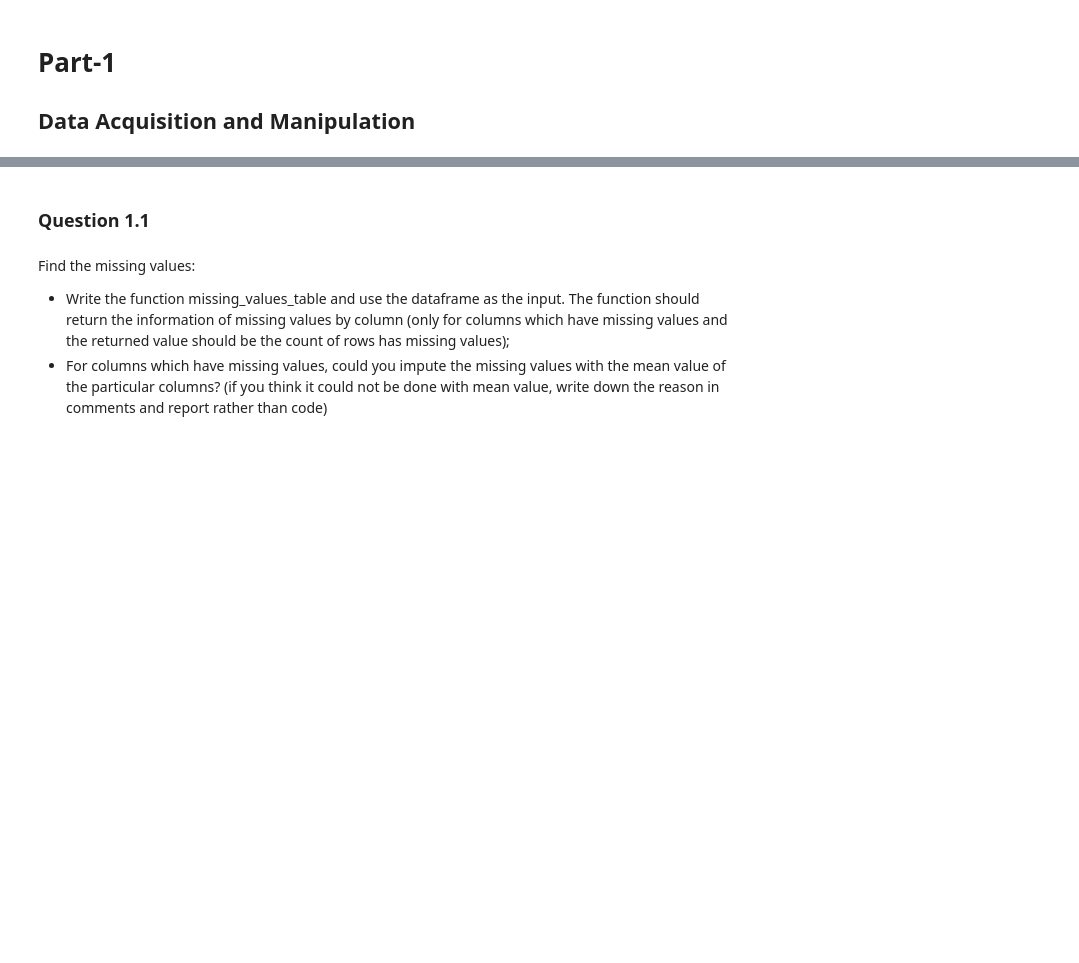
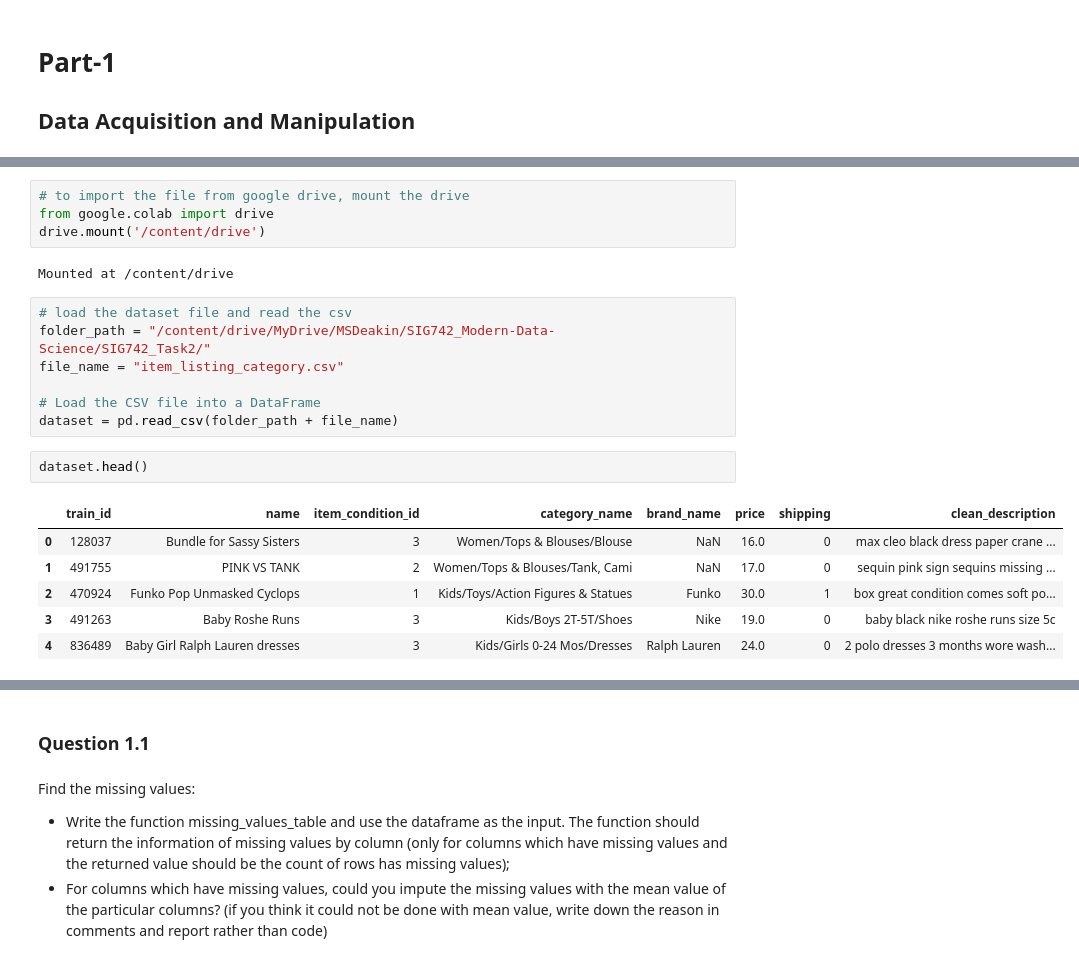
Before and after one commit to art-python/MSDeakin, a Jupyter notebook: SIG742Task2.ipynb, the cells around one changed output, grey strips where cells are left out. Drawn from its saved outputs; the diff is of its cells as text; blank space fills up the shorter version.

```diff
--- a/SIG742Task2.ipynb
+++ b/SIG742Task2.ipynb
@@ -49,0 +23,22 @@ import pandas as pd
+# %%
+# to import the file from google drive, mount the drive
+from google.colab import drive
+drive.mount('/content/drive')
+# %% [output]
+Mounted at /content/drive
+# %%
+# load the dataset file and read the csv
+folder_path = "/content/drive/MyDrive/MSDeakin/SIG742_Modern-Data-Science/SIG742_Task2/"
+file_name = "item_listing_category.csv"
+
+# Load the CSV file into a DataFrame
+dataset = pd.read_csv(folder_path + file_name)
+# %%
+dataset.head()
+# %% [output]
+|  | train_id | name | item_condition_id | category_name | brand_name | price | shipping | clean_description |
+| 0 | 128037 | Bundle for Sassy Sisters | 3 | Women/Tops & Blouses/Blouse | NaN | 16.0 | 0 | max cleo black dress paper crane ... |
+| 1 | 491755 | PINK VS TANK | 2 | Women/Tops & Blouses/Tank, Cami | NaN | 17.0 | 0 | sequin pink sign sequins missing ... |
+| 2 | 470924 | Funko Pop Unmasked Cyclops | 1 | Kids/Toys/Action Figures & Statues | Funko | 30.0 | 1 | box great condition comes soft po... |
+| 3 | 491263 | Baby Roshe Runs | 3 | Kids/Boys 2T-5T/Shoes | Nike | 19.0 | 0 | baby black nike roshe runs size 5c |
+| 4 | 836489 | Baby Girl Ralph Lauren dresses | 3 | Kids/Girls 0-24 Mos/Dresses | Ralph Lauren | 24.0 | 0 | 2 polo dresses 3 months wore wash... |
```
Also changed, not shown: parts of 17 cells of this notebook.
